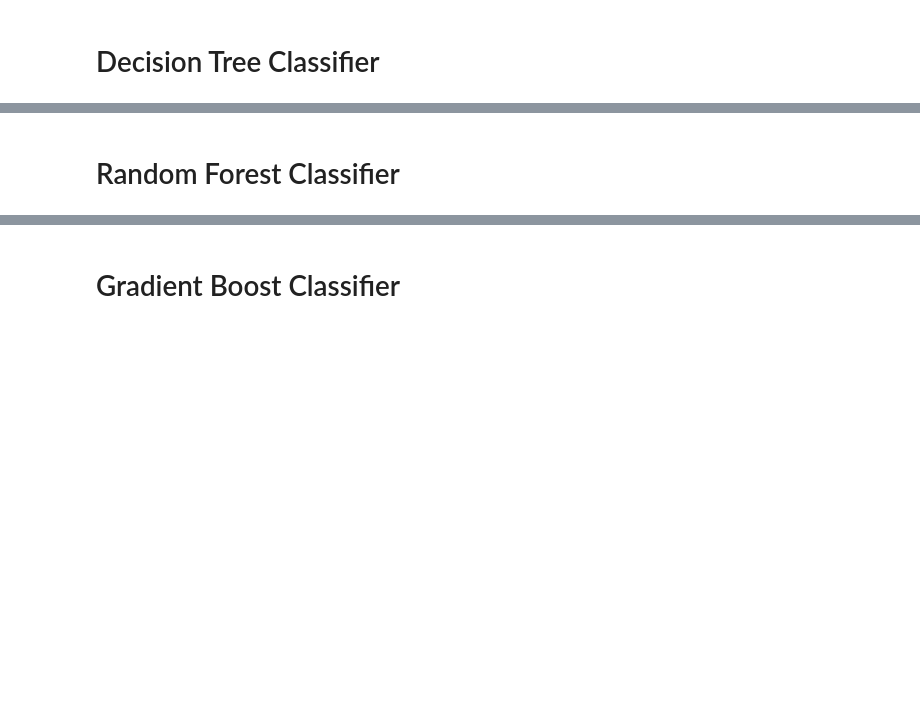
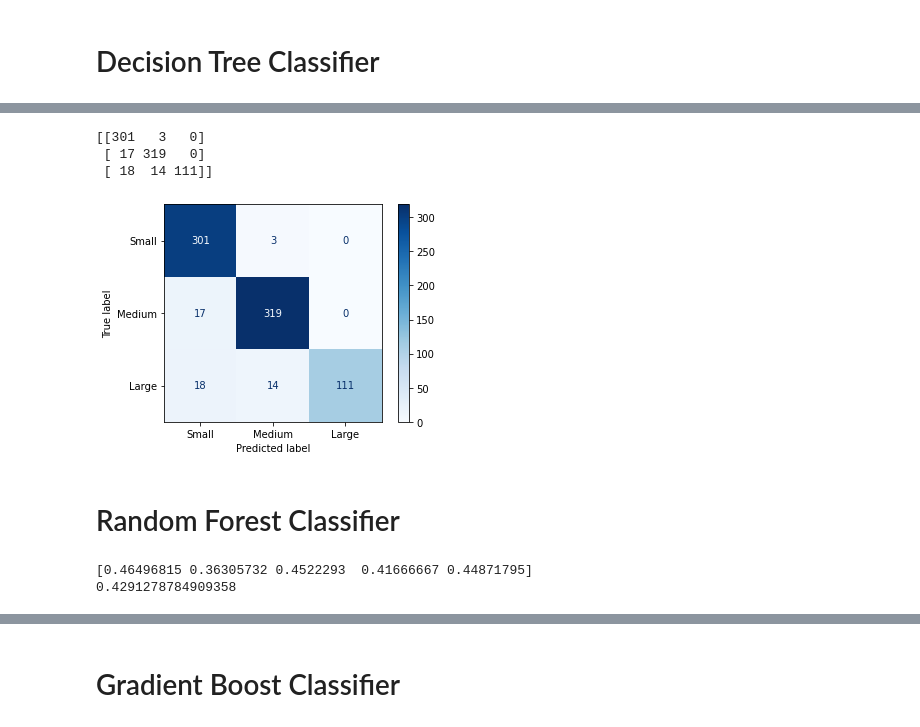
Before and after one commit to mnocerino23/Wildfire-Forecaster, a Jupyter notebook: Classifiers_3.ipynb, the cells around one changed output, grey strips where cells are left out. Cells and saved outputs as stored; diff of their text form; code cells hidden in the pictures; blank space fills up the shorter version.

```diff
--- a/Classifiers_3.ipynb
+++ b/Classifiers_3.ipynb
@@ -604,9 +637,29 @@ print(cv.mean())
+# %%
+class_labels = ['Small', 'Medium', 'Large']
+disp = ConfusionMatrixDisplay.from_estimator(
+        dt,
+        X_kbest,
+        y_train,
+        display_labels=class_labels,
+        cmap=plt.cm.Blues
+    )
+
+print(disp.confusion_matrix)
+plt.show()
+# %% [output]
+[[301   3   0]
+ [ 17 319   0]
+ [ 18  14 111]]
+[figure, added]
 # %% [markdown]
 # Random Forest Classifier
 # %%
 from sklearn.ensemble import RandomForestClassifier
 # %%
-rf = RandomForestClassifier()
+rf = RandomForestClassifier().fit(X_kbest,y_train)
 cv = cross_val_score(rf, X_kbest_other, y_train, cv = 5)
 print(cv)
 print(cv.mean())
+# %% [output]
+[0.46496815 0.36305732 0.4522293  0.41666667 0.44871795]
+0.4291278784909358
```
Also changed, not shown: parts of 12 cells of this notebook.
